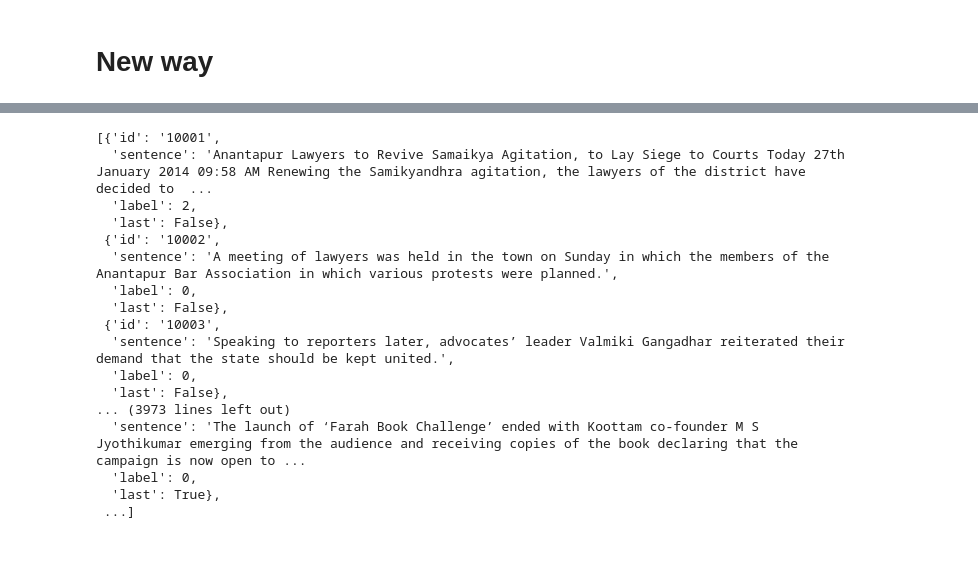
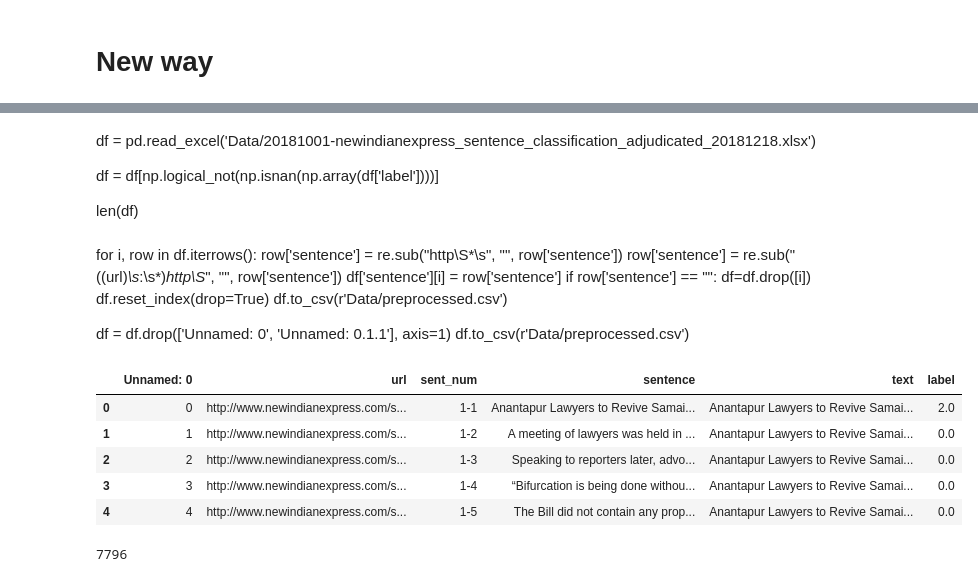
Before and after one commit to simgeekiz/Master_Thesis, a Jupyter notebook: Prepare_Data.ipynb, the cells around one changed output, grey strips where cells are left out. Saved outputs shown, nothing was run; the diff lists cells and outputs as text; code cells hidden in the pictures; blank space fills up the shorter version.

```diff
--- a/Prepare_Data.ipynb
+++ b/Prepare_Data.ipynb
@@ -358,20 +211,0 @@ len(X_), len(X_test)
-# %%
-jslines
-# %% [output]
-[{'id': '10001',
-  'sentence': 'Anantapur Lawyers to Revive Samaikya Agitation, to Lay Siege to Courts Today 27th January 2014 09:58 AM Renewing the Samikyandhra agitation, the lawyers of the district have decided to  ...
-  'label': 2,
-  'last': False},
- {'id': '10002',
-  'sentence': 'A meeting of lawyers was held in the town on Sunday in which the members of the Anantapur Bar Association in which various protests were planned.',
-  'label': 0,
-  'last': False},
- {'id': '10003',
-  'sentence': 'Speaking to reporters later, advocates’ leader Valmiki Gangadhar reiterated their demand that the state should be kept united.',
-  'label': 0,
-  'last': False},
-... (3973 lines left out)
-  'sentence': 'The launch of ‘Farah Book Challenge’ ended with Koottam co-founder M S Jyothikumar emerging from the audience and receiving copies of the book declaring that the campaign is now open to ...
-  'label': 0,
-  'last': True},
- ...]
@@ -384,0 +212,29 @@ with open('Data/alldata.jsonl', 'w') as outfile:
+# %% [markdown]
+df = pd.read_excel('Data/20181001-newindianexpress_sentence_classification_adjudicated_20181218.xlsx')
+
+df = df[np.logical_not(np.isnan(np.array(df['label'])))]
+
+len(df)
+# %% [markdown]
+for i, row in df.iterrows():
+    row['sentence'] = re.sub("http\S*\s", "", row['sentence'])
+    row['sentence'] = re.sub("((url)*\s*:\s*)*http\S*", "", row['sentence'])
+    df['sentence'][i] = row['sentence']
+    if row['sentence'] == "":
+        df=df.drop([i])
+df.reset_index(drop=True)
+df.to_csv(r'Data/preprocessed.csv')
+
+df = df.drop(['Unnamed: 0', 'Unnamed: 0.1.1'], axis=1)
+df.to_csv(r'Data/preprocessed.csv')
+# %%
+df = pd.read_csv("Data/preprocessed.csv")
+# %%
+df.head()
+# %% [output]
+|  | Unnamed: 0 | url | sent_num | sentence | text | label |
+| 0 | 0 | http://www.newindianexpress.com/s... | 1-1 | Anantapur Lawyers to Revive Samai... | Anantapur Lawyers to Revive Samai... | 2.0 |
+| 1 | 1 | http://www.newindianexpress.com/s... | 1-2 | A meeting of lawyers was held in ... | Anantapur Lawyers to Revive Samai... | 0.0 |
+| 2 | 2 | http://www.newindianexpress.com/s... | 1-3 | Speaking to reporters later, advo... | Anantapur Lawyers to Revive Samai... | 0.0 |
+| 3 | 3 | http://www.newindianexpress.com/s... | 1-4 | “Bifurcation is being done withou... | Anantapur Lawyers to Revive Samai... | 0.0 |
+| 4 | 4 | http://www.newindianexpress.com/s... | 1-5 | The Bill did not contain any prop... | Anantapur Lawyers to Revive Samai... | 0.0 |
@@ -384,0 +274,4 @@ with open('Data/alldata.jsonl', 'w') as outfile:
+# %%
+len(v_data)
+# %% [output]
+7796
```
Also changed, not shown: parts of 30 cells of this notebook, 3 other files.
